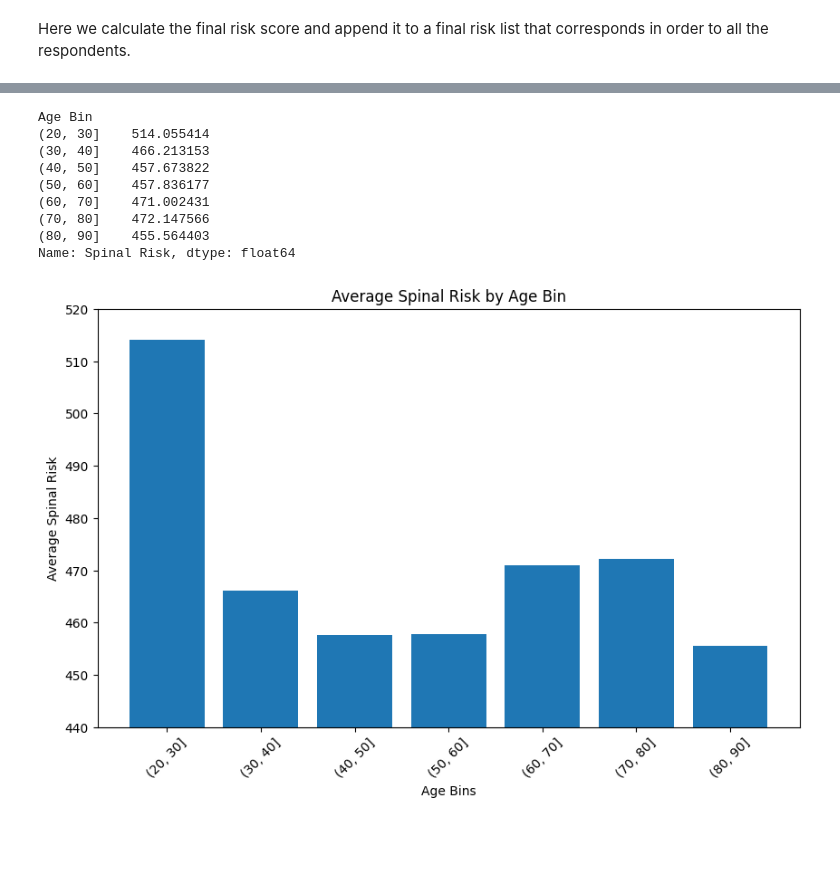
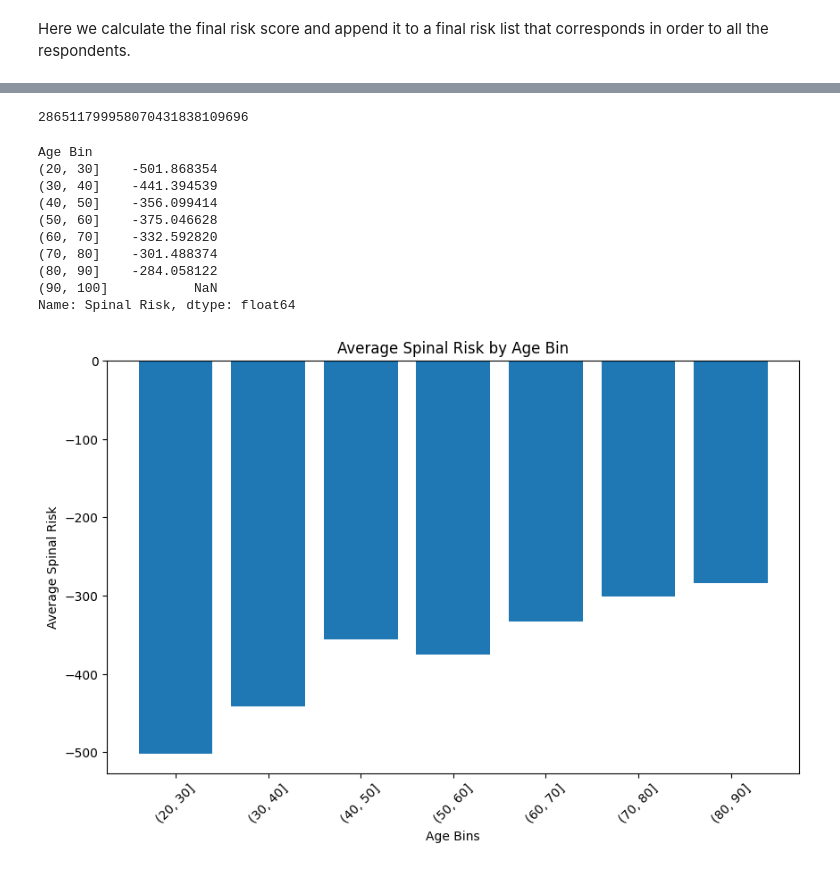
Before and after one commit to evanyfyip/vm-spinal-risk, a Jupyter notebook: vm-spinal-risk/notebooks/spinal_risk_calc.ipynb, the cells around one changed output, grey strips where cells are left out. Drawn from its saved outputs; the diff is of its cells as text; code cells hidden in the pictures; blank space fills up the shorter version.

Commit message:
Updated spinal risk score calculation and generated plots

```diff
--- a/vm-spinal-risk/notebooks/spinal_risk_calc.ipynb
+++ b/vm-spinal-risk/notebooks/spinal_risk_calc.ipynb
@@ -157,0 +139,27 @@ spinal_risk_list
+# %%
+pat_res_risk.iloc[0:1, :]
+
+
+spinal_risk_list = []
+split_names = pat_res_risk.columns[0].split("_")
+improv_list = []
+comp_list = []
+comp_type = []
+improv_type = []
+
+for col in pat_res_risk.columns:
+    split_names = col.split("_")
+    match_improv = re.search(r'^(\d+)', split_names[1])
+    match_comp = re.search(r'^(\d+)(\w+)', split_names[2])
+    improv_list.append(float(match_improv.group(1)))
+    comp_list.append(float(match_comp.group(1)))
+    if split_names[0] == 'exer':
+        improv_type.append(1)
+    if split_names[0] == 'work':
+        improv_type.append(1.252)
+    if match_comp.group(2) == 'drop':
+        comp_type.append(1)
+    if match_comp.group(2) == 'para':
+        comp_type.append(2.304)
+    else:
+        comp_type.append(2.534)
@@ -157,0 +279,5 @@ spinal_risk_list
+# %%
+import matplotlib.pyplot as plt
+import seaborn as sns
+
+sns.set_theme()
@@ -158,3 +327,18 @@ spinal_risk_list
+# %%
+# What is the max and min possible score?
+# impr_type max = 1.252, impr_type min = 1
+# comp_type max = 2.534, comp_type min = 2.304
+# comp_list max = 90, comp
+# option: max = 6, min = 1
+
+# Equation
+# risk_score = (comp_type[i] * (comp_list[i]/option))  - (improv_type[i] * (improv_list[i]/option))
+# risk_score = (comp_type_weight*comp_value - improv_type_weight*improv_value)/option)
+
+# To maximize:
+6**34
+# %% [output]
+286511799958070431838109696
 # %%
 age_bin_df = pd.DataFrame()
 age_bin_df['Age'] = pat_res['age']
@@ -167,22 +351,23 @@ average_scores = age_bin_df.groupby('Age Bin')['Spinal Risk'].mean()
 average_scores
 # %% [output]
 Age Bin
-(20, 30]    514.055414
-(30, 40]    466.213153
-(40, 50]    457.673822
-(50, 60]    457.836177
-(60, 70]    471.002431
-(70, 80]    472.147566
-(80, 90]    455.564403
+(20, 30]    -501.868354
+(30, 40]    -441.394539
+(40, 50]    -356.099414
+(50, 60]    -375.046628
+(60, 70]    -332.592820
+(70, 80]    -301.488374
+(80, 90]    -284.058122
+(90, 100]           NaN
 Name: Spinal Risk, dtype: float64
 # %%
 plt.figure(figsize=(10, 6))
 plt.bar(average_scores.index.astype(str), average_scores)
 plt.xlabel('Age Bins')
 plt.ylabel('Average Spinal Risk')
 plt.title('Average Spinal Risk by Age Bin')
 plt.xticks(rotation=45)
-plt.ylim(440, 520)
+# plt.ylim(440, 520)
 plt.show()
 # %% [output]
-[figure, old version]
+[figure, new version]
```
Also changed, not shown: parts of 18 cells of this notebook.
